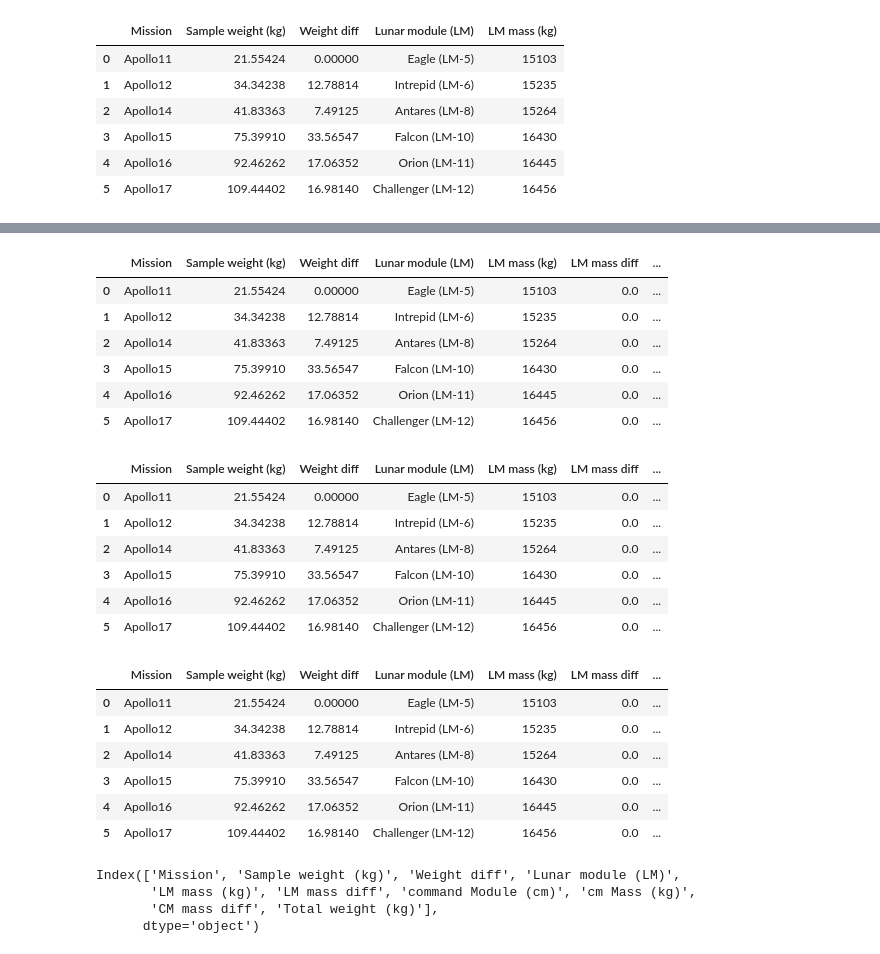
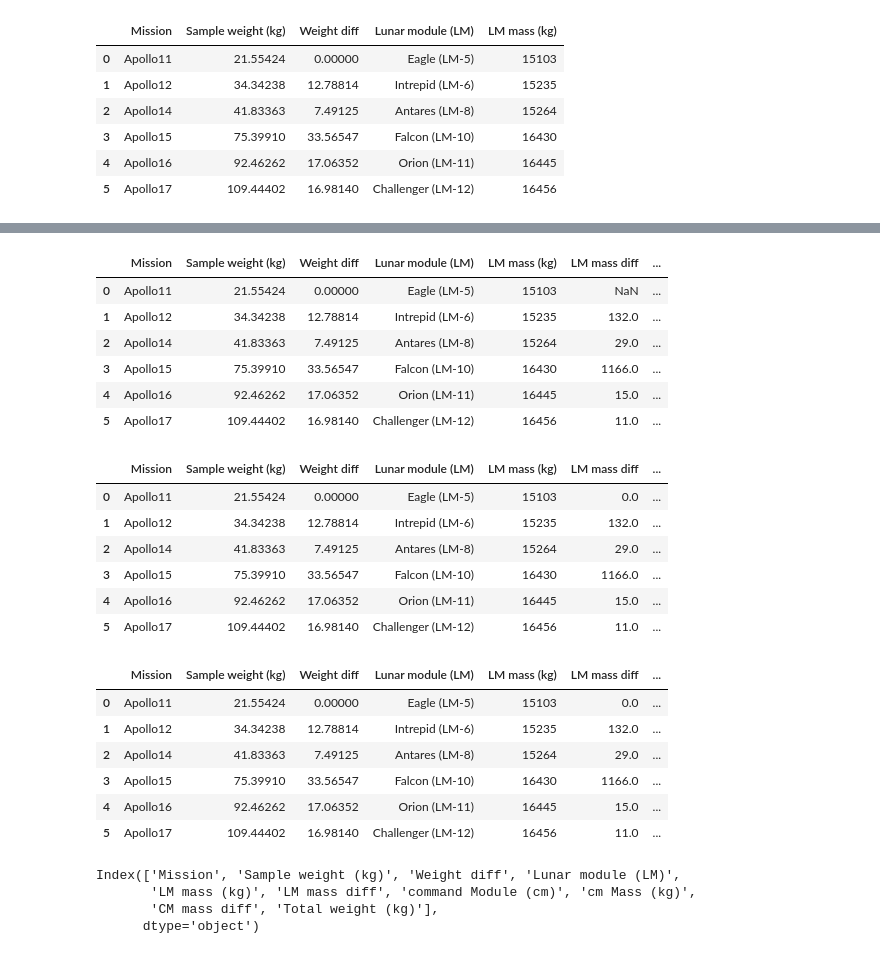
Before and after one commit to Lee-Security/pythonProject, a Jupyter notebook: 01_달탐사_미션.ipynb, the cells around one changed output, grey strips where cells are left out. Saved outputs shown, nothing was run; the diff lists cells and outputs as text; code cells hidden in the pictures.

```diff
--- a/01_달탐사_미션.ipynb
+++ b/01_달탐사_미션.ipynb
@@ -471,4 +471,5 @@ missions
 | 5 | Apollo17 | 109.44402 | 16.98140 | Challenger (LM-12) | 16456 |
 # %%
 # 아폴로 임무별로 달모듈 중량 차이를 구해서 새로운 컬럼 'LM mass diff'를 만들어서  missions 데이터프레임에 추가
-missions['LM mass diff'] = missions.groupby('Mission')['Sample weight (kg)'].diff()
+missions['LM mass diff'] = missions['LM mass (kg)'].diff()
+missions
@@ -478,47 +487,47 @@ missions.fillna(value=0 ,inplace=True)
 # %%
 #명령모듈의 이름, 중량 컬럼을 missionms 데이터프레임에 추가
 명령모듈이름 = ['Columbia (CSM-107]', 'Yankee Clipper (CM-100])', 'Kitty Hawk (CM-110)', 'Endeavor (CM-112)', 'Casper (CM-113)', 'America (CM-114)']
 명령모듈중량 = [5560, 5609, 5758, 5875, 5840, 5960]
 # 못함
 
-missions['command Module (cm)'] = 명령모듈이름
-missions['cm Mass (kg)'] = 명령모듈중량
+missions['Command Module (CM)'] = 명령모듈이름
+missions['CM Mass (kg)'] = 명령모듈중량
 missions
 # %% [output]
 |  | Mission | Sample weight (kg) | Weight diff | Lunar module (LM) | LM mass (kg) | LM mass diff | ... |
-| 0 | Apollo11 | 21.55424 | 0.00000 | Eagle (LM-5) | 15103 | 0.0 | ... |
-| 1 | Apollo12 | 34.34238 | 12.78814 | Intrepid (LM-6) | 15235 | 0.0 | ... |
-| 2 | Apollo14 | 41.83363 | 7.49125 | Antares (LM-8) | 15264 | 0.0 | ... |
-| 3 | Apollo15 | 75.39910 | 33.56547 | Falcon (LM-10) | 16430 | 0.0 | ... |
-| 4 | Apollo16 | 92.46262 | 17.06352 | Orion (LM-11) | 16445 | 0.0 | ... |
-| 5 | Apollo17 | 109.44402 | 16.98140 | Challenger (LM-12) | 16456 | 0.0 | ... |
+| 0 | Apollo11 | 21.55424 | 0.00000 | Eagle (LM-5) | 15103 | NaN | ... |
+| 1 | Apollo12 | 34.34238 | 12.78814 | Intrepid (LM-6) | 15235 | 132.0 | ... |
+| 2 | Apollo14 | 41.83363 | 7.49125 | Antares (LM-8) | 15264 | 29.0 | ... |
+| 3 | Apollo15 | 75.39910 | 33.56547 | Falcon (LM-10) | 16430 | 1166.0 | ... |
+| 4 | Apollo16 | 92.46262 | 17.06352 | Orion (LM-11) | 16445 | 15.0 | ... |
+| 5 | Apollo17 | 109.44402 | 16.98140 | Challenger (LM-12) | 16456 | 11.0 | ... |
 # %%
 #임무간 명령 모듈 중량 차이 구하기기
 #아폴로 임무별로 명령모듈 중량 차이를 구해서 새로운 컬럼 'CM Mass diff'를 만들어 missions 데이터프레임에 추가
-missions['CM mass diff'] = missions['cm Mass (kg)'].diff()
+missions['CM mass diff'] = missions['CM Mass (kg)'].diff()
 missions.fillna(value=0, inplace=True)
 missions
 # %% [output]
 |  | Mission | Sample weight (kg) | Weight diff | Lunar module (LM) | LM mass (kg) | LM mass diff | ... |
 | 0 | Apollo11 | 21.55424 | 0.00000 | Eagle (LM-5) | 15103 | 0.0 | ... |
-| 1 | Apollo12 | 34.34238 | 12.78814 | Intrepid (LM-6) | 15235 | 0.0 | ... |
-| 2 | Apollo14 | 41.83363 | 7.49125 | Antares (LM-8) | 15264 | 0.0 | ... |
-| 3 | Apollo15 | 75.39910 | 33.56547 | Falcon (LM-10) | 16430 | 0.0 | ... |
-| 4 | Apollo16 | 92.46262 | 17.06352 | Orion (LM-11) | 16445 | 0.0 | ... |
-| 5 | Apollo17 | 109.44402 | 16.98140 | Challenger (LM-12) | 16456 | 0.0 | ... |
+| 1 | Apollo12 | 34.34238 | 12.78814 | Intrepid (LM-6) | 15235 | 132.0 | ... |
+| 2 | Apollo14 | 41.83363 | 7.49125 | Antares (LM-8) | 15264 | 29.0 | ... |
+| 3 | Apollo15 | 75.39910 | 33.56547 | Falcon (LM-10) | 16430 | 1166.0 | ... |
+| 4 | Apollo16 | 92.46262 | 17.06352 | Orion (LM-11) | 16445 | 15.0 | ... |
+| 5 | Apollo17 | 109.44402 | 16.98140 | Challenger (LM-12) | 16456 | 11.0 | ... |
 # %%
 # 승무원영역 = 달모듈 + 명령모듈
 # 달 모듈과 명령모듈 중량을 합한 값을 'Total weight (kg)'라는 새로운 컬럼을 만들어 missions 데이터프레임에 추가
-missions['Total weight (kg)'] = missions['LM mass (kg)'] + missions['cm Mass (kg)']
+missions['Total weight (kg)'] = missions['LM mass (kg)'] + missions['CM Mass (kg)']
 missions
 # %% [output]
 |  | Mission | Sample weight (kg) | Weight diff | Lunar module (LM) | LM mass (kg) | LM mass diff | ... |
 | 0 | Apollo11 | 21.55424 | 0.00000 | Eagle (LM-5) | 15103 | 0.0 | ... |
-| 1 | Apollo12 | 34.34238 | 12.78814 | Intrepid (LM-6) | 15235 | 0.0 | ... |
-| 2 | Apollo14 | 41.83363 | 7.49125 | Antares (LM-8) | 15264 | 0.0 | ... |
-| 3 | Apollo15 | 75.39910 | 33.56547 | Falcon (LM-10) | 16430 | 0.0 | ... |
-| 4 | Apollo16 | 92.46262 | 17.06352 | Orion (LM-11) | 16445 | 0.0 | ... |
-| 5 | Apollo17 | 109.44402 | 16.98140 | Challenger (LM-12) | 16456 | 0.0 | ... |
+| 1 | Apollo12 | 34.34238 | 12.78814 | Intrepid (LM-6) | 15235 | 132.0 | ... |
+| 2 | Apollo14 | 41.83363 | 7.49125 | Antares (LM-8) | 15264 | 29.0 | ... |
+| 3 | Apollo15 | 75.39910 | 33.56547 | Falcon (LM-10) | 16430 | 1166.0 | ... |
+| 4 | Apollo16 | 92.46262 | 17.06352 | Orion (LM-11) | 16445 | 15.0 | ... |
+| 5 | Apollo17 | 109.44402 | 16.98140 | Challenger (LM-12) | 16456 | 11.0 | ... |
 # %%
 print(missions.columns)
 # %% [output]
```
Also changed, not shown: parts of 11 cells of this notebook.
